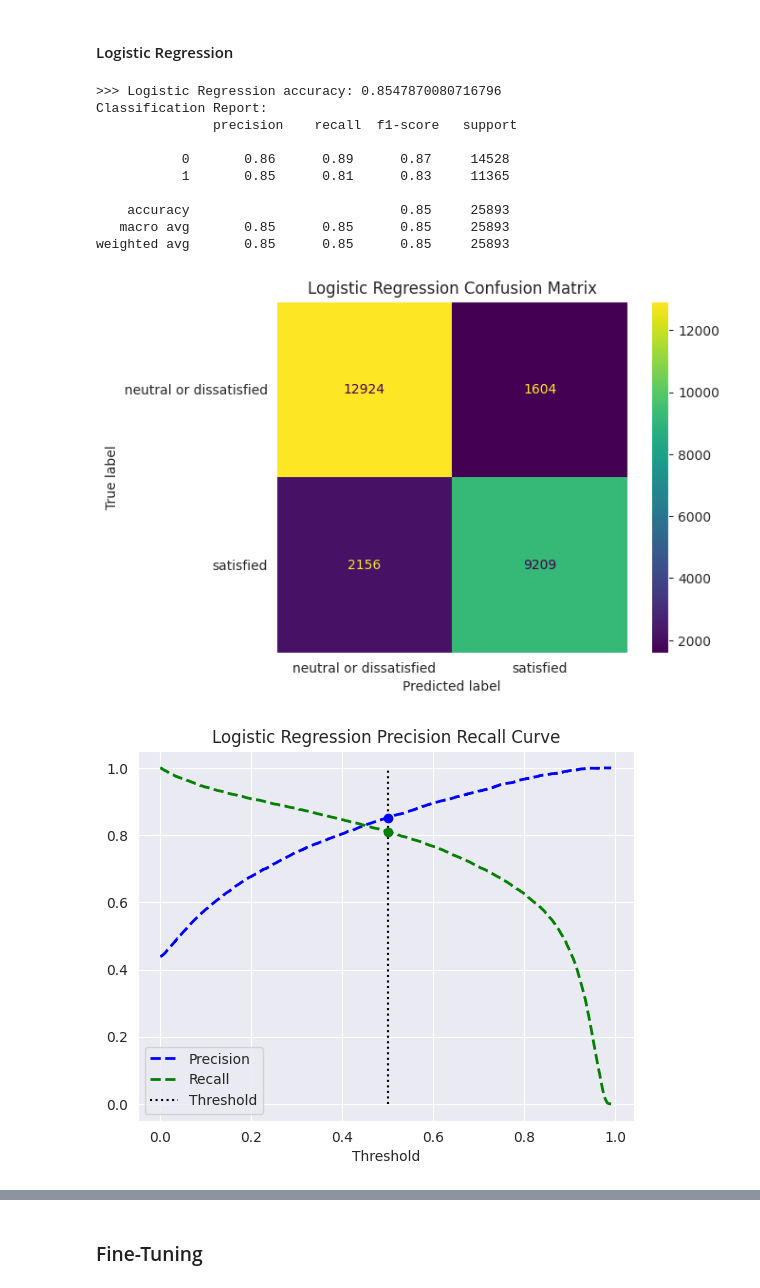
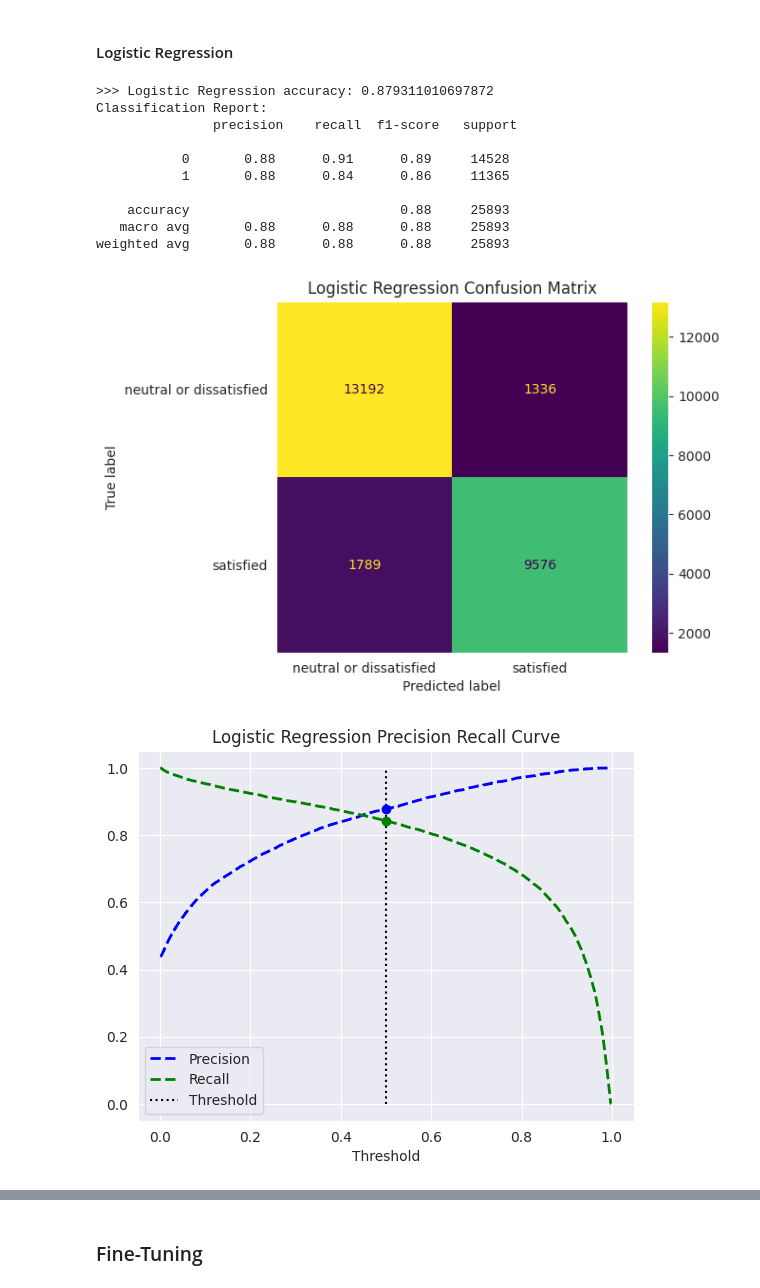
Before and after one commit to BrettFX/DATA-602-Airline-Customer-Satisfaction, a Jupyter notebook: model_training/Model Training - Brett Allen.ipynb, the cells around one changed output, grey strips where cells are left out. Cells and saved outputs as stored; diff of their text form; code cells hidden in the pictures.

```diff
--- a/model_training/Model Training - Brett Allen.ipynb
+++ b/model_training/Model Training - Brett Allen.ipynb
@@ -707,3 +715,6 @@ Log transform seems to yield the best results for feature scaling in terms of th
+# %%
+X_test_quantileTransformed = quantile_transform.transform(X_test)
+X_test_quantileTransformed = pd.DataFrame(X_test_quantileTransformed, columns=X_test.columns)
 # %%
 # Apply log transform to test data
 X_test_logTransformed = log_transformer.transform(X_test)
@@ -714,10 +725,10 @@ Use Random Forest classifier to identify most important features and select thos
 # %%
 # Train the Random Forest model
 rf = RandomForestClassifier(n_estimators=100, random_state=42)
-rf.fit(X_train_logTransformed, y_train)
+rf.fit(X_train_quantileTransformed, y_train)
 
 # Evaluate the model
-accuracy_before = rf.score(X_test_logTransformed, y_test)
+accuracy_before = rf.score(X_test_quantileTransformed, y_test)
 print(f'Accuracy before feature selection: {accuracy_before:.2f}')
 # %% [output]
 Accuracy before feature selection: 0.96
@@ -749,7 +760,8 @@ logreg_model = LogisticRegression(
     penalty="l2",
     random_state=42
 )
-logreg_model.fit(X_train_logTransformed, y_train)
+# logreg_model.fit(X_train_logTransformed, y_train)
+logreg_model.fit(X_train_quantileTransformed, y_train)
 # %% [output]
 LogisticRegression(C=0.1, max_iter=1000, random_state=42)
 # %% [markdown]
@@ -815,22 +827,22 @@ def quick_evaluate(model, test_data, test_labels, model_name, display_labels):
 # %%
 # logreg_model
 quick_evaluate(
     model=logreg_model,
-    test_data=X_test_logTransformed,
+    test_data=X_test_quantileTransformed,
     test_labels=y_test,
     display_labels=list(label_to_id.keys()),
     model_name="Logistic Regression"
 )
 # %% [output]
->>> Logistic Regression accuracy: 0.8547870080716796
+>>> Logistic Regression accuracy: 0.879311010697872
 Classification Report:
                precision    recall  f1-score   support
 
-           0       0.86      0.89      0.87     14528
-           1       0.85      0.81      0.83     11365
+           0       0.88      0.91      0.89     14528
+           1       0.88      0.84      0.86     11365
 
-    accuracy                           0.85     25893
-   macro avg       0.85      0.85      0.85     25893
-weighted avg       0.85      0.85      0.85     25893
+    accuracy                           0.88     25893
+   macro avg       0.88      0.88      0.88     25893
+weighted avg       0.88      0.88      0.88     25893
-[figure, old version]
+[figure, new version]
-[figure, old version]
+[figure, new version]
```
Also changed, not shown: parts of 23 cells of this notebook.
